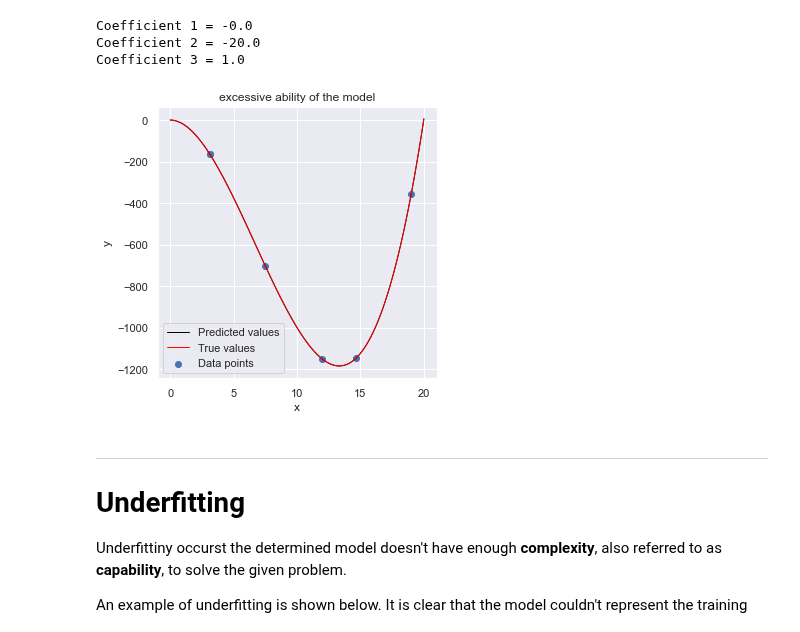
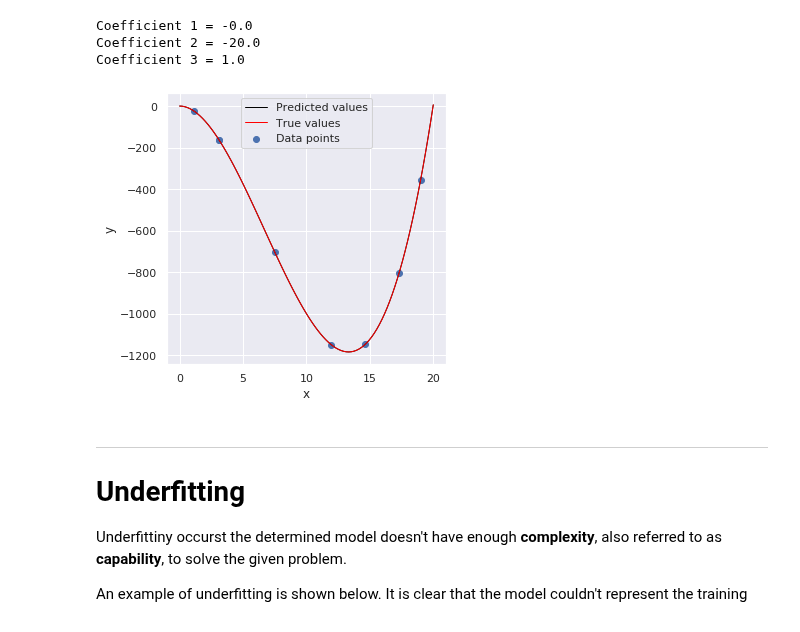
Before and after one commit to shinshoji01/gonken-lesson, a Jupyter notebook: 2020/04_Overfittng_and_Underfittng.ipynb, the cells around one changed output. Saved outputs shown, nothing was run; the diff lists cells and outputs as text; code cells hidden in the pictures.

```diff
--- a/2020/04_Overfittng_and_Underfittng.ipynb
+++ b/2020/04_Overfittng_and_Underfittng.ipynb
@@ -57,7 +57,7 @@ We will use noiseless 2D data in the form $(x, y)$, where $y=x^3-20x^2+500$.
 ---
 # %%
 # data preparation
-x, y, x_test, y_test = data_generator(num=6, test_num=3)
+x, y, x_test, y_test = data_generator(num=8, test_num=3)
 
 # data visualization
 plt.figure(figsize=(5, 5))
@@ -138,19 +138,18 @@ Coefficient 3 = 1.0
 # %%
 # visualization of the predicted and true function
 line = np.reshape(np.linspace(0, x.max()+1, 100), (100, 1))
 y_predict = f(line, model)
 y_true = f_true(line)
 
 plt.figure(figsize=(5, 5))
 plt.scatter(x, y, label="Data points")
 plt.plot(line, y_predict, c="black", label="Predicted values", linewidth=1)
 plt.plot(line, y_true, c="red", label="True values", linewidth=1)
-plt.title("excessive ability of the model")
 plt.xlabel("x")
 plt.ylabel("y")
 plt.legend();
 # %% [output]
-[figure, old version]
+[figure, new version]
 # %% [markdown]
 ---
 
```
Also changed, not shown: parts of 25 cells of this notebook.
